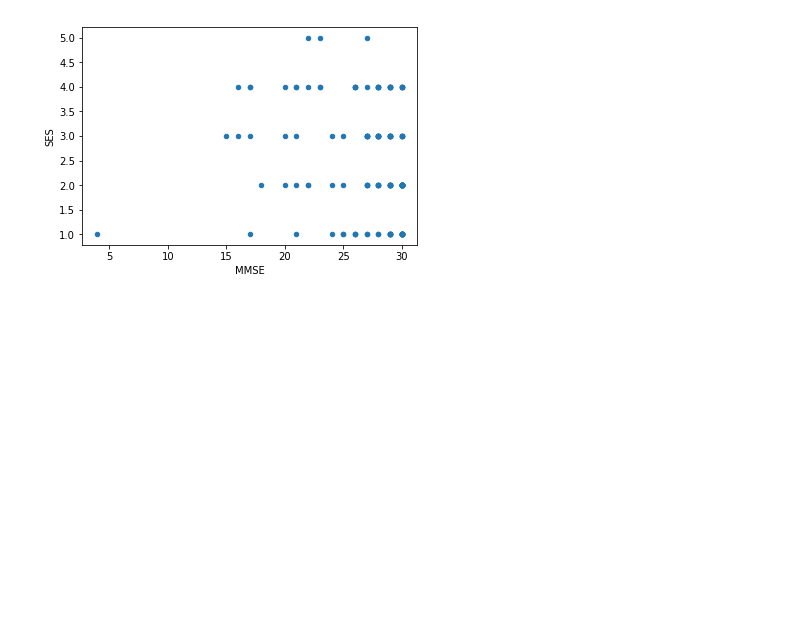
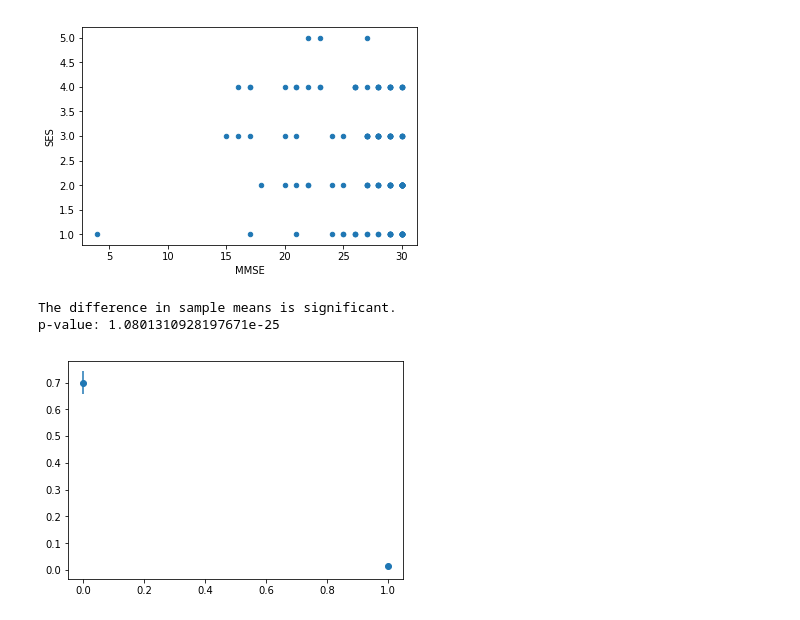
Before and after one commit to madhavi-r/Mashya_repo, a Jupyter notebook: Yamini's Work.ipynb, the cells around one changed output. Cells and saved outputs as stored; diff of their text form; code cells hidden in the pictures; blank space fills up the shorter version.

Commit message:
Add t-tests for each numerical variable of interest

```diff
--- a/Yamini's Work.ipynb
+++ b/Yamini's Work.ipynb
@@ -230,3 +230,33 @@ mag.plot.scatter(x='MMSE',y='SES')
 [figure]
 [figure]
 [figure]
+# %%
+# t test between demented and non demented
+m1 = df.drop_duplicates(['Subject ID'],keep='last').loc[df['Group'] == 'Demented']['CDR'].mean()
+m2 = df.drop_duplicates(['Subject ID'],keep='last').loc[df['Group'] == 'Nondemented']['CDR'].mean()
+
+s1 = df.drop_duplicates(['Subject ID'],keep='last').loc[df['Group'] == 'Demented']['CDR'].sem()
+s2 = df.drop_duplicates(['Subject ID'],keep='last').loc[df['Group'] == 'Nondemented']['CDR'].sem()
+
+means = [m1,m2]
+x_axis = np.arange(0, len(means))
+sems = [s1,s2]
+
+fig, ax = plt.subplots()
+ax.errorbar(x_axis, means, yerr=sems, fmt="o")
+
+pop1 = df.drop_duplicates(['Subject ID'],keep='last').loc[df['Group'] == 'Demented']['CDR']
+pop2 = df.drop_duplicates(['Subject ID'],keep='last').loc[df['Group'] == 'Nondemented']['CDR']
+
+(t_stat, p) = stats.ttest_ind(pop1, pop2, equal_var=False)
+
+if p < 0.05:
+    print("The difference in sample means is significant.")
+else:
+    print("The difference in sample means is not significant.")
+
+print(f'p-value: {p}')
+# %% [output]
+The difference in sample means is significant.
+p-value: 1.0801310928197671e-25
+[figure, added]
```
Also changed, not shown: parts of 6 cells of this notebook.
